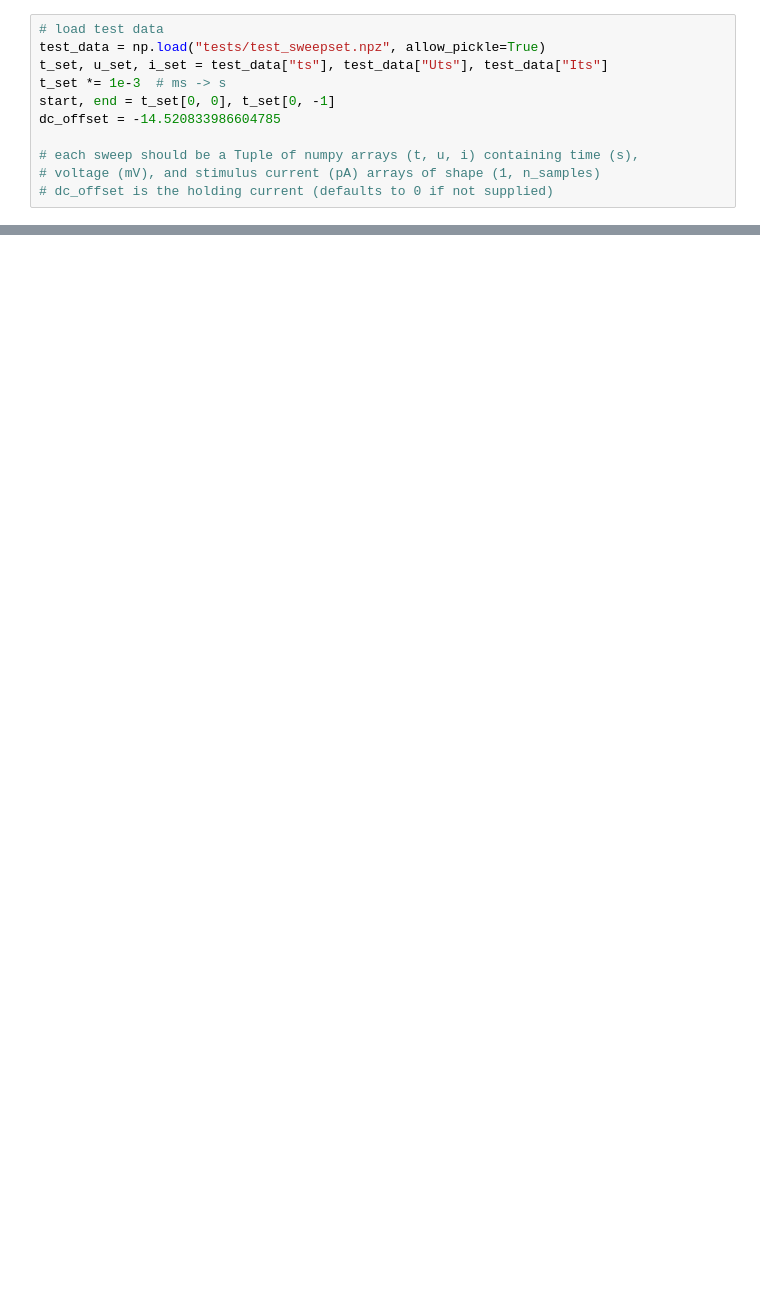
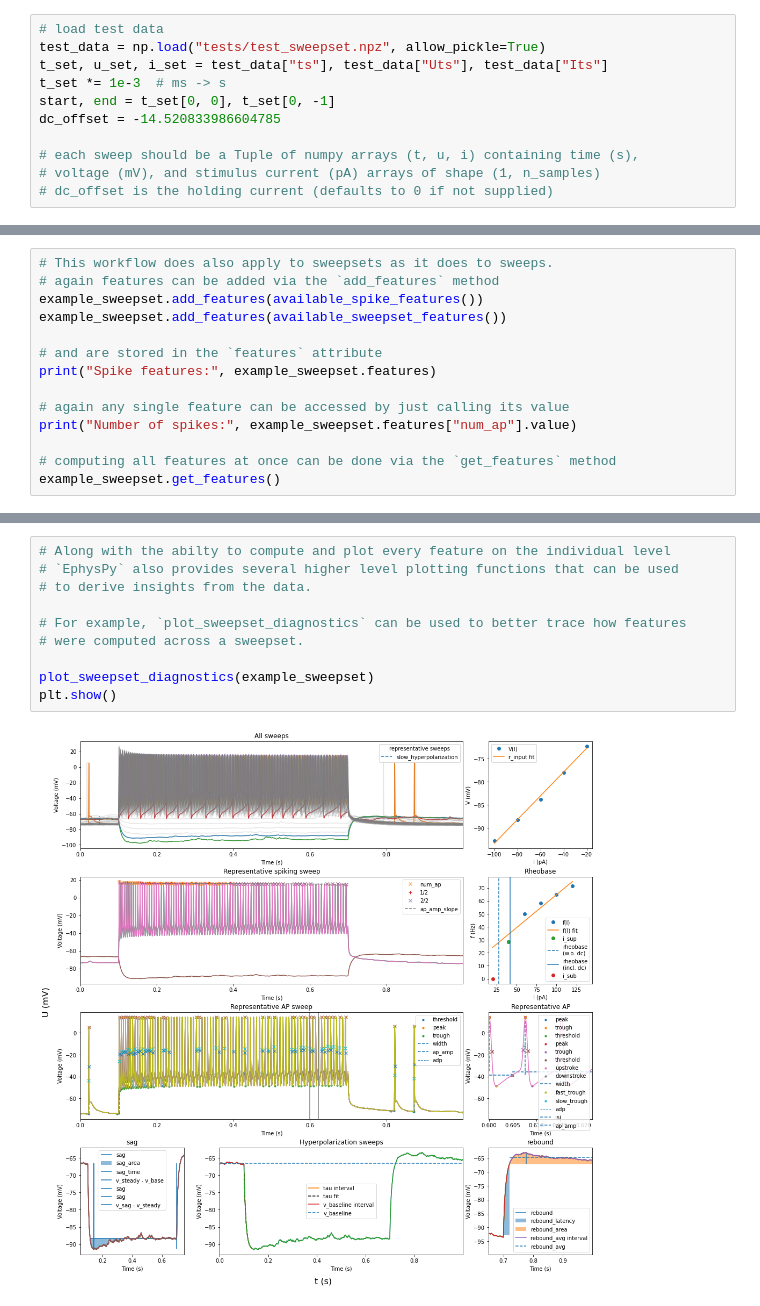
Before and after one commit to berenslab/ephyspy, a Jupyter notebook: example.ipynb, the cells around one changed output, grey strips where cells are left out. Cells and saved outputs as stored; diff of their text form; blank space fills up the shorter version.

```diff
--- a/example.ipynb
+++ b/example.ipynb
@@ -177,0 +216,14 @@ Extracts example ephys feature.
+# %%
+# This workflow does also apply to sweepsets as it does to sweeps.
+# again features can be added via the `add_features` method
+example_sweepset.add_features(available_spike_features())
+example_sweepset.add_features(available_sweepset_features())
+
+# and are stored in the `features` attribute
+print("Spike features:", example_sweepset.features)
+
+# again any single feature can be accessed by just calling its value
+print("Number of spikes:", example_sweepset.features["num_ap"].value)
+
+# computing all features at once can be done via the `get_features` method
+example_sweepset.get_features()
@@ -177,0 +250,12 @@ Extracts example ephys feature.
+# %%
+# Along with the abilty to compute and plot every feature on the individual level
+# `EphysPy` also provides several higher level plotting functions that can be used
+# to derive insights from the data.
+
+# For example, `plot_sweepset_diagnostics` can be used to better trace how features
+# were computed across a sweepset.
+
+plot_sweepset_diagnostics(example_sweepset)
+plt.show()
+# %% [output]
+[figure, added]
```
Also changed, not shown: parts of 17 cells of this notebook.
